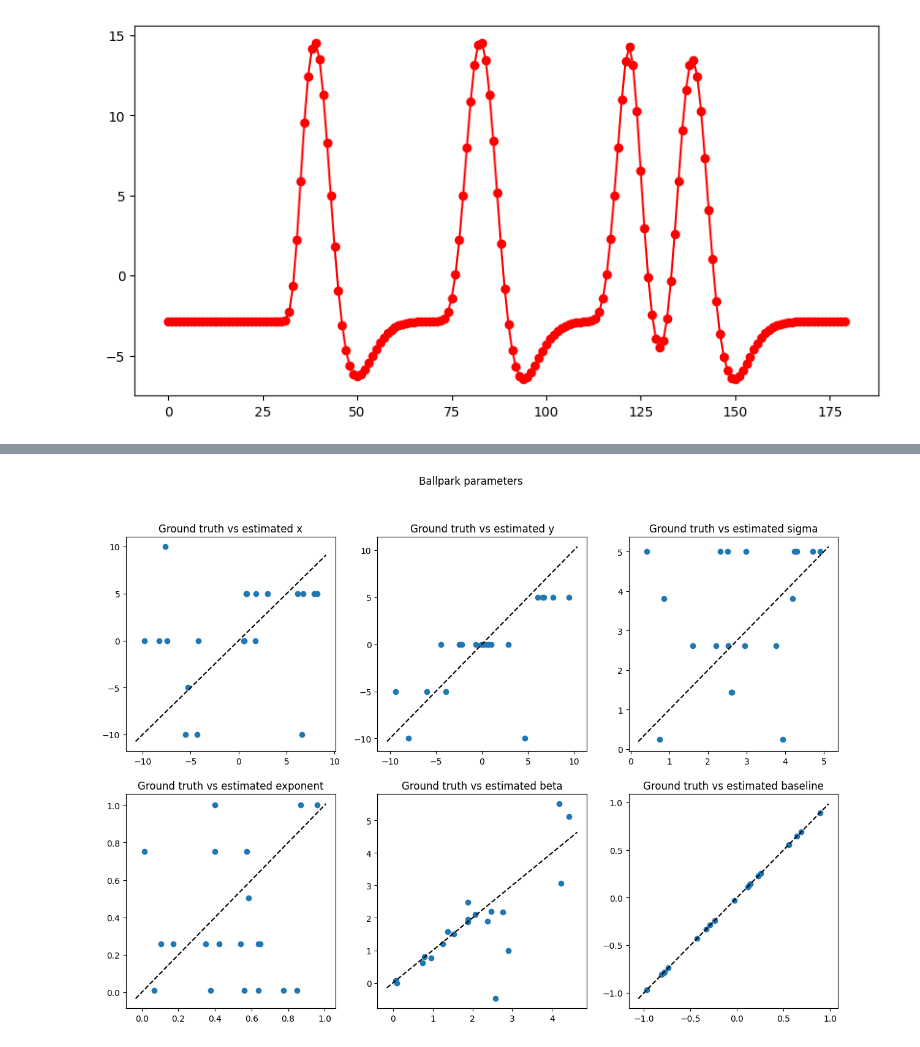
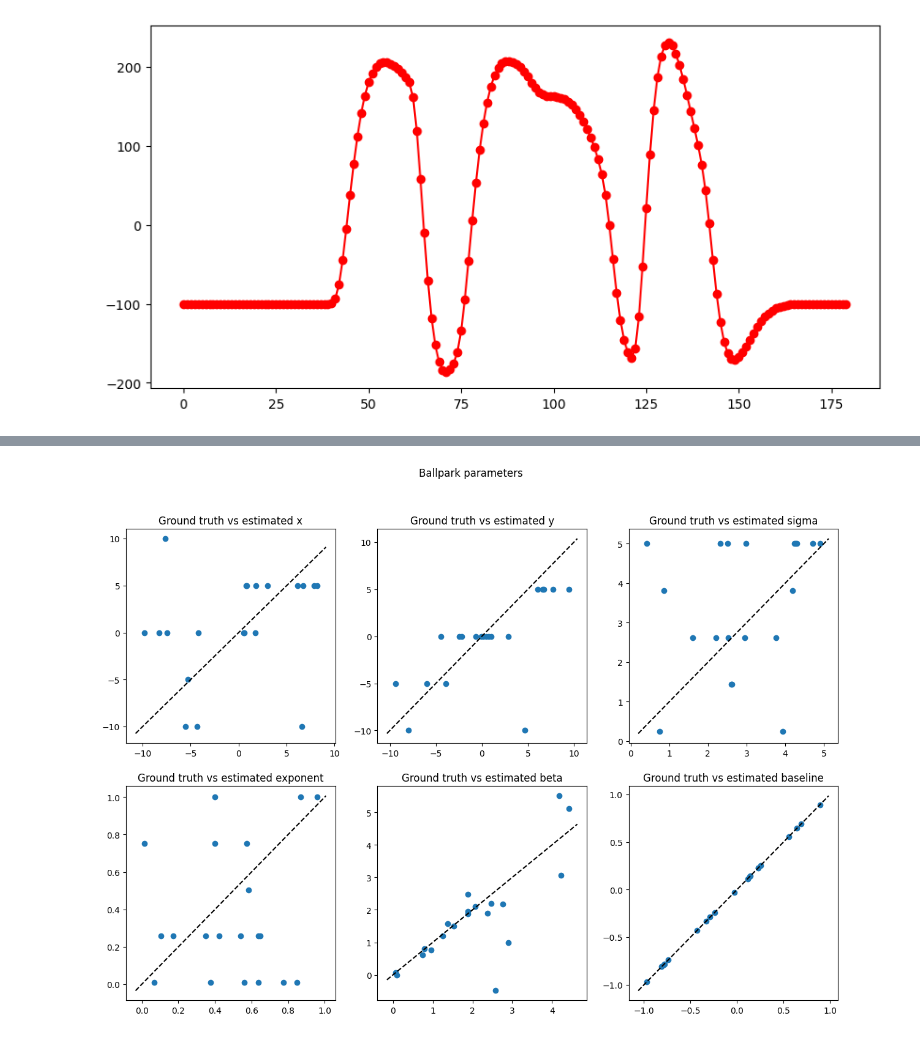
Before and after one commit to clayspacelab/popeye_model_fit, a Jupyter notebook: test_popeye.ipynb, the cells around one changed output, grey strips where cells are left out. Saved outputs shown, nothing was run; the diff lists cells and outputs as text; code cells hidden in the pictures.

```diff
--- a/test_popeye.ipynb
+++ b/test_popeye.ipynb
@@ -79,7 +115,7 @@ model.mask_size = 5
 # baseline = 0.5
 
 # Generate simulated data
-n_vox = 20
+n_vox = 10
 # Generate random pRF estimates for each voxel
 ground_truth = np.empty((n_vox, 9))
 ground_truth[:, 0] = np.random.uniform(-10, 10, n_vox) # x
@@ -101,36 +137,36 @@ param_estimates = np.empty((n_vox, ground_truth.shape[-1]))
 # baseline = np.random.uniform(-1, 1, n_vox)
 sim_data = np.empty((n_vox, stimulus.stim_arr.shape[-1]))
 for i in range(n_vox):
     sim_data[i, :] = model.generate_prediction(ground_truth[i,0], ground_truth[i,1],
                                                ground_truth[i,2], ground_truth[i,3],
-                                               ground_truth[i,4], ground_truth[i,5])
+                                               ground_truth[i,4], ground_truth[i,5], True)
 # sim_data = model.generate_prediction(x, y, sigma, beta, baseline)
 
 # Setting the search grid
-Ns = 5
+Ns = 3
 x_grid = utils.grid_slice(-10, 10, Ns)
 y_grid = utils.grid_slice(-10, 10, Ns)
 s_grid = utils.grid_slice(0.25, 5, Ns)
 n_grid = utils.grid_slice(0.01, 1.0, Ns)
 
 # Setting the search bounds
 x_bound = (-12.0, 12.0)
 y_bound = (-12.0, 12.0)
 s_bound = (1/model.stimulus.ppd, 5.)
 n_bound = (1e-8, 1.0)
 b_bound = (1e-8, None)
 m_bound = (None, None)
 
 grids = (x_grid, y_grid, s_grid, n_grid,)
 bounds = (x_bound, y_bound, s_bound, n_bound, b_bound, m_bound,)
 auto_fit = True
 verbose = 0
 
 plt.figure(figsize=(10, 5))
 plt.plot(sim_data[1, :], 'ro-')
 plt.show()
 # %% [output]
-[figure, old version]
+[figure, new version]
 # %%
 # Fit the response
 # fit = og.GaussianFit(model, data=sim_data, grids=grids, bounds=bounds)
```
Also changed, not shown: parts of 8 cells of this notebook, 5 other files.
